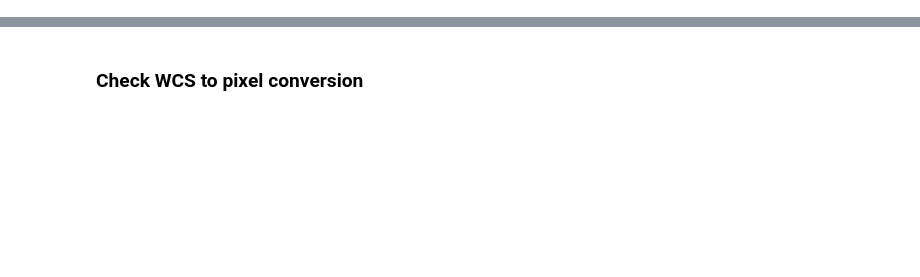
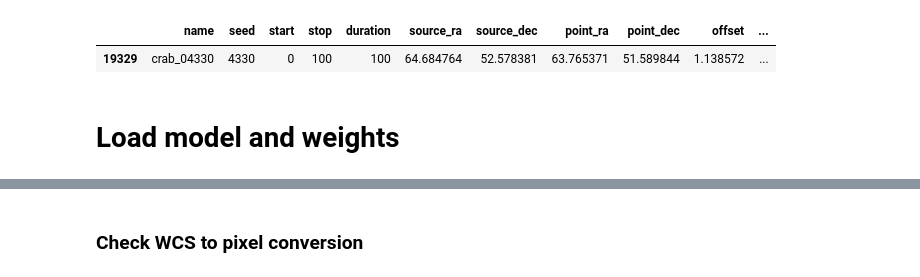
Before and after one commit to ambra-dipiano/astroAI, a Jupyter notebook: astroai/notebooks/cnn-regressor.ipynb, the cells around one changed output, grey strips where cells are left out. Saved outputs shown, nothing was run; the diff lists cells and outputs as text; code cells hidden in the pictures; blank space fills up the shorter version.

```diff
--- a/astroai/notebooks/cnn-regressor.ipynb
+++ b/astroai/notebooks/cnn-regressor.ipynb
@@ -87,0 +36,18 @@ row
+# %%
+import numpy as np
+from astroai.tools.utils import plot_heatmap, set_wcs
+
+# get random seed
+idx = np.random.choice(range(len(test_data)))
+# find seed to get the original heatmap
+seed = len(train_data) + idx + 1
+
+# get simulation data
+infodata = pd.read_csv(infotable, sep=' ', header=0).sort_values(by=['seed'])
+row = infodata[infodata['seed']==seed]
+row
+# %% [output]
+|  | name | seed | start | stop | duration | source_ra | source_dec | point_ra | point_dec | offset | ... |
+| 19329 | crab_04330 | 4330 | 0 | 100 | 100 | 64.684764 | 52.578381 | 63.765371 | 51.589844 | 1.138572 | ... |
+# %% [markdown]
+# Load model and weights
```
Also changed, not shown: parts of 11 cells of this notebook, 2 other files.
